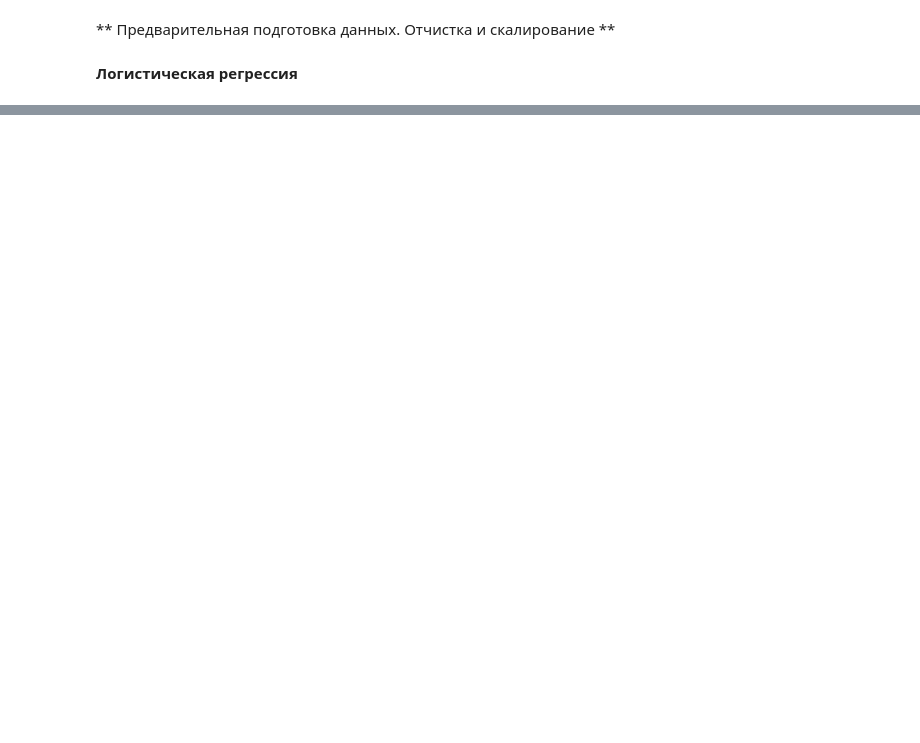
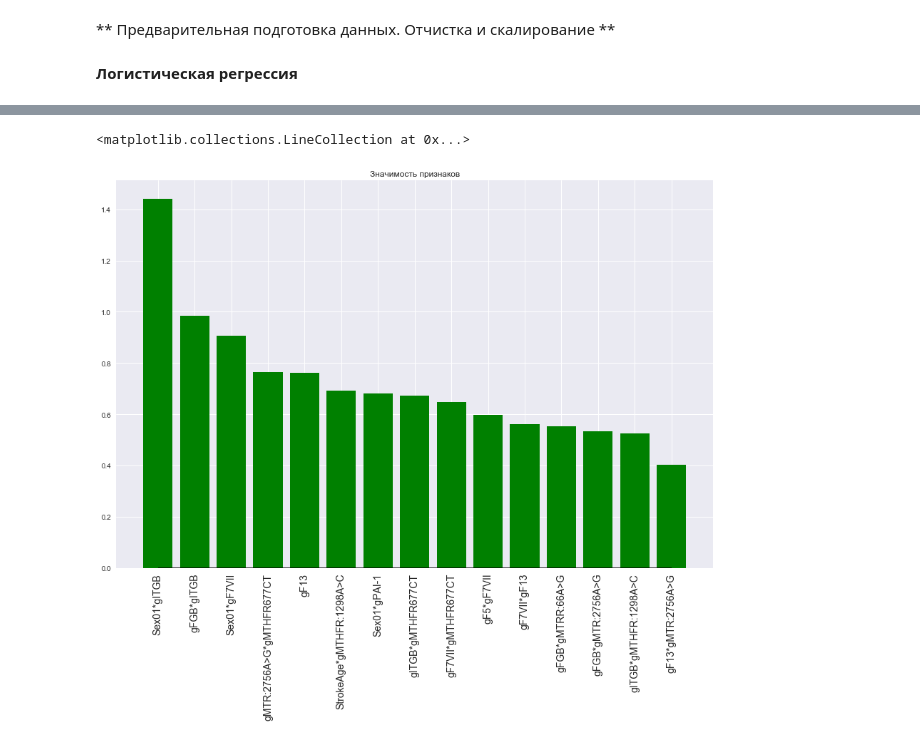
Before and after one commit to minemile/shad_ML, a Jupyter notebook: Diploma.ipynb, the cells around one changed output, grey strips where cells are left out. Drawn from its saved outputs; the diff is of its cells as text; code cells hidden in the pictures; blank space fills up the shorter version.

```diff
--- a/Diploma.ipynb
+++ b/Diploma.ipynb
@@ -128,20 +147,0 @@ def learning_curve_model(X, Y, model, cv, train_sizes):
-# %%
-# Убираем строки с пустыми значениями
-data = data.dropna()
-# Разбиение на предикаторы и зависимум переменную
-predicators = data.drop(["DisNeuro01",  "Stroke(AIS,TIA,AHS)"], axis=1)
-neuro = data["DisNeuro01"].copy()
-# Преобразуем Stroke(AIS,TIA,AHS)
-# Разбиваем данные на train и test выборки
-predicators_train, predicators_test, neuro_train, neuro_test = train_test_split(predicators, neuro, random_state=42, test_size=.10)
-# Скалируем данные std=1 и median=0
-# TODO PIPE
-std_scaler = StandardScaler()
-std_scaler.fit(predicators_train)
-predicators_train_scaled = std_scaler.transform(predicators_train)
-predicators_test_scaled = std_scaler.transform(predicators_test)
-
-#predicators_train_scaled = predicators_train
-#predicators_test_scaled = predicators_test
-
-cv = StratifiedKFold(n_splits=3, random_state=0)
@@ -190 +185,19 @@ F1 score:  0.823529411765
+# %%
+poly = PolynomialFeatures(interaction_only=True)
+output_nparray = poly.fit_transform(X_train)
+target_feature_names = ['*'.join(['{}'.format(pair[0]) for pair in tuple_ if pair[1]!=0]) for tuple_ in
+                        [zip(X.columns,p) for p in poly.powers_]]
+importances = log_reg.coef_[0]
+indices = np.argsort(np.abs(importances))[::-1]
+FEATURE_COUNT = 15
+target_feature_names_sorted = [target_feature_names[i] for i in indices[:FEATURE_COUNT]]
+plt.figure(figsize=(15,10))
+plt.title("Значимость признаков")
+plt.bar(range(FEATURE_COUNT), np.abs(importances[indices[:FEATURE_COUNT]]),
+       color="green", align="center")
+plt.xticks(range(FEATURE_COUNT), target_feature_names_sorted, fontsize=14, rotation=90)
+plt.hlines(0, 0, FEATURE_COUNT-1)
+# %% [output]
+<matplotlib.collections.LineCollection at 0x...>
+[figure, added]
 # %%
```
Also changed, not shown: parts of 21 cells of this notebook, 1 other file.
